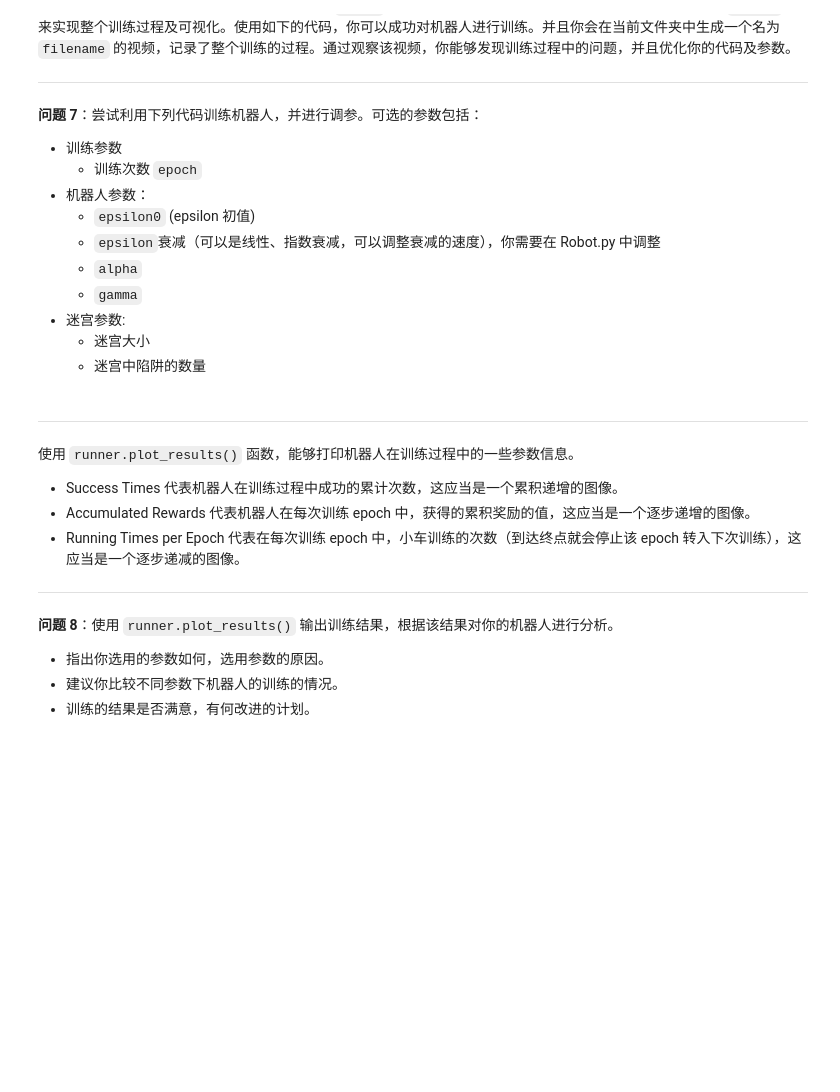
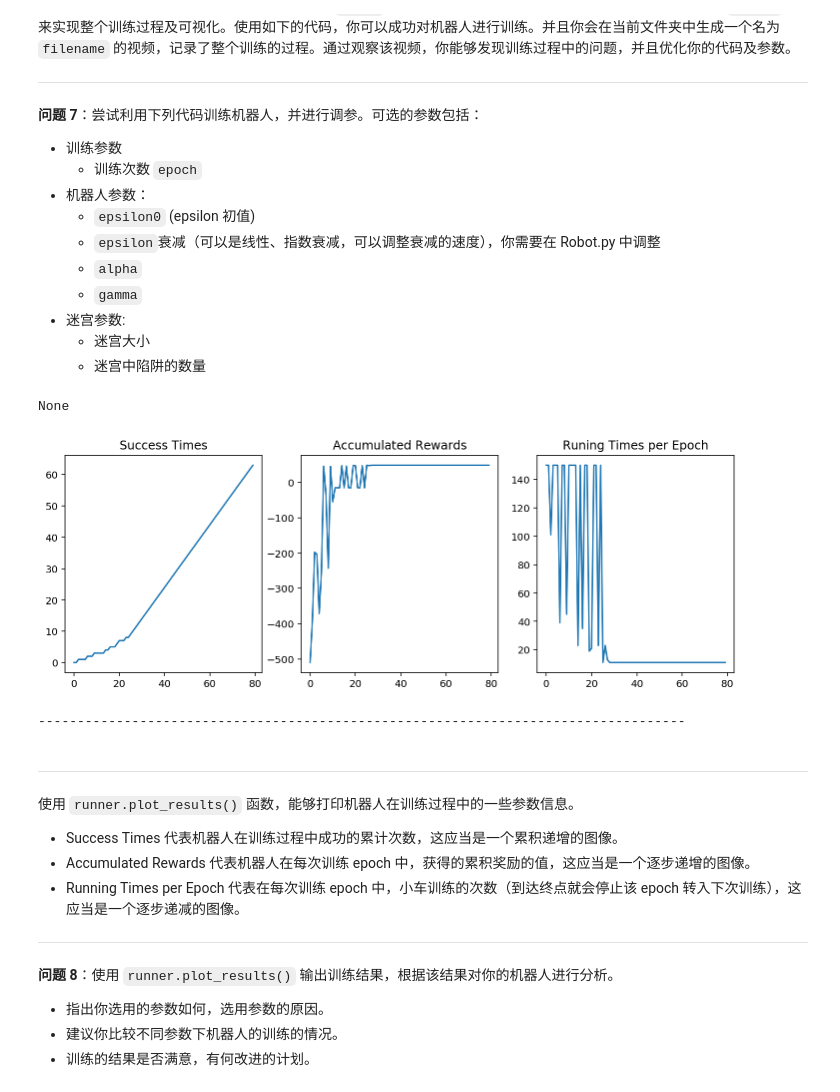
Before and after one commit to sengatang/udacity_ml_nano, a Jupyter notebook: qlearning_maze-master/robot_maze.ipynb, the cells around one changed output. Saved outputs shown, nothing was run; the diff lists cells and outputs as text; code cells hidden in the pictures; blank space fills up the shorter version.

```diff
--- a/qlearning_maze-master/robot_maze.ipynb
+++ b/qlearning_maze-master/robot_maze.ipynb
@@ -252,14 +261,14 @@ Maze of size (12, 12)
     - 迷宫中陷阱的数量
 # %%
 ## 可选的参数：
-epoch = 20
-
-epsilon0 = 0.3
-alpha = 0.6
-gamma = 0.9
-
-maze_size = (12,12)
-trap_number = 3
+params = {
+    'epoch': 80,
+    'epsilon0': 0.6,
+    'alpha': 0.5,
+    'gamma': 0.9,
+    'maze_size': (12,12),
+    'trap_number': 4
+}
 # %%
 from Runner import Runner
 from Robot import Robot
@@ -275,6 +284,12 @@ def train(*args, **kwargs):
     runner.plot_results()
     print('-----------------------------------------------------------------------------------')
 # runner.generate_movie(filename = "final1.mp4") # 你可以注释该行代码，加快运行速度，不过你就无法观察到视频了。
+# %%
+train(**params)
+# %% [output]
+None
+[figure, added]
+-----------------------------------------------------------------------------------
 # %% [markdown]
 ---
 
```
Also changed, not shown: parts of 13 cells of this notebook, 11 other files.
